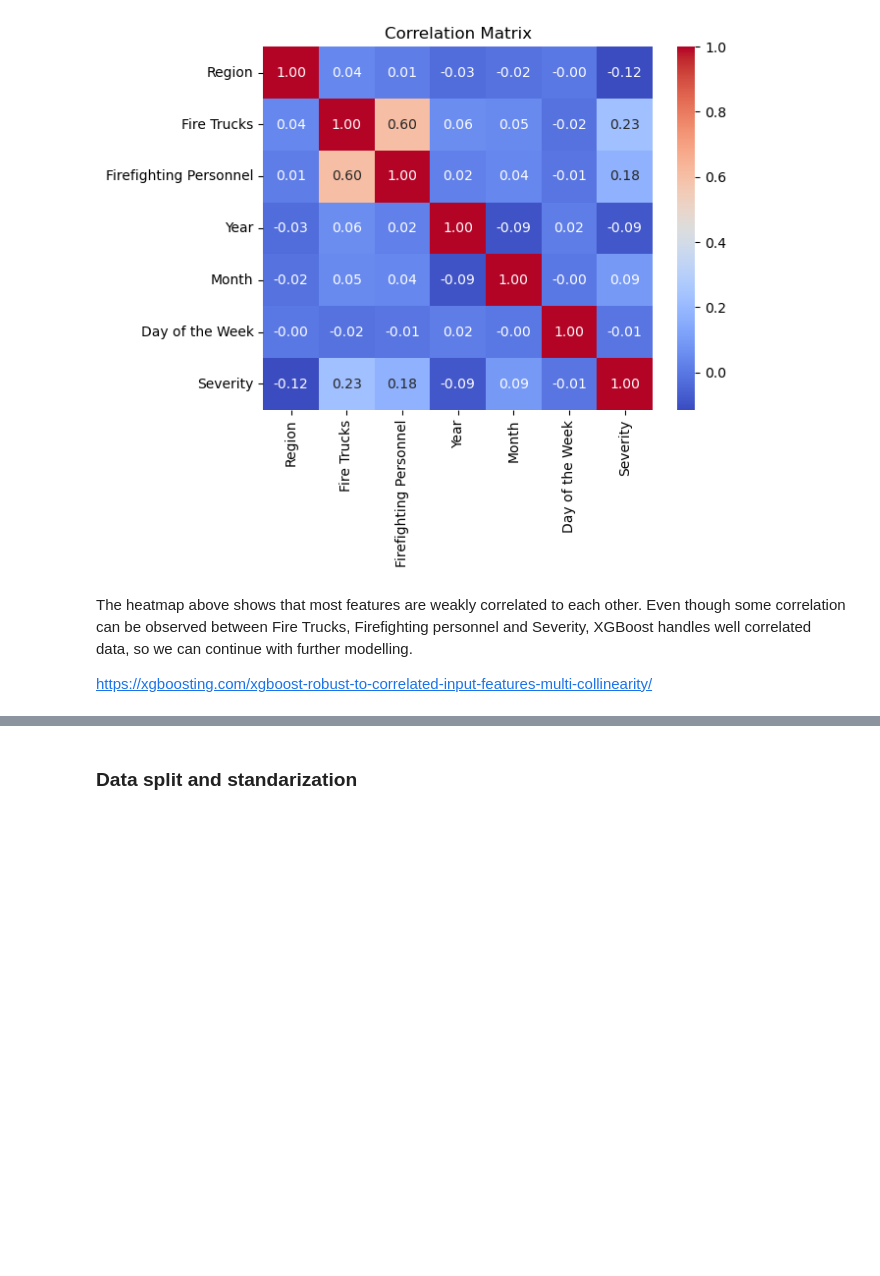
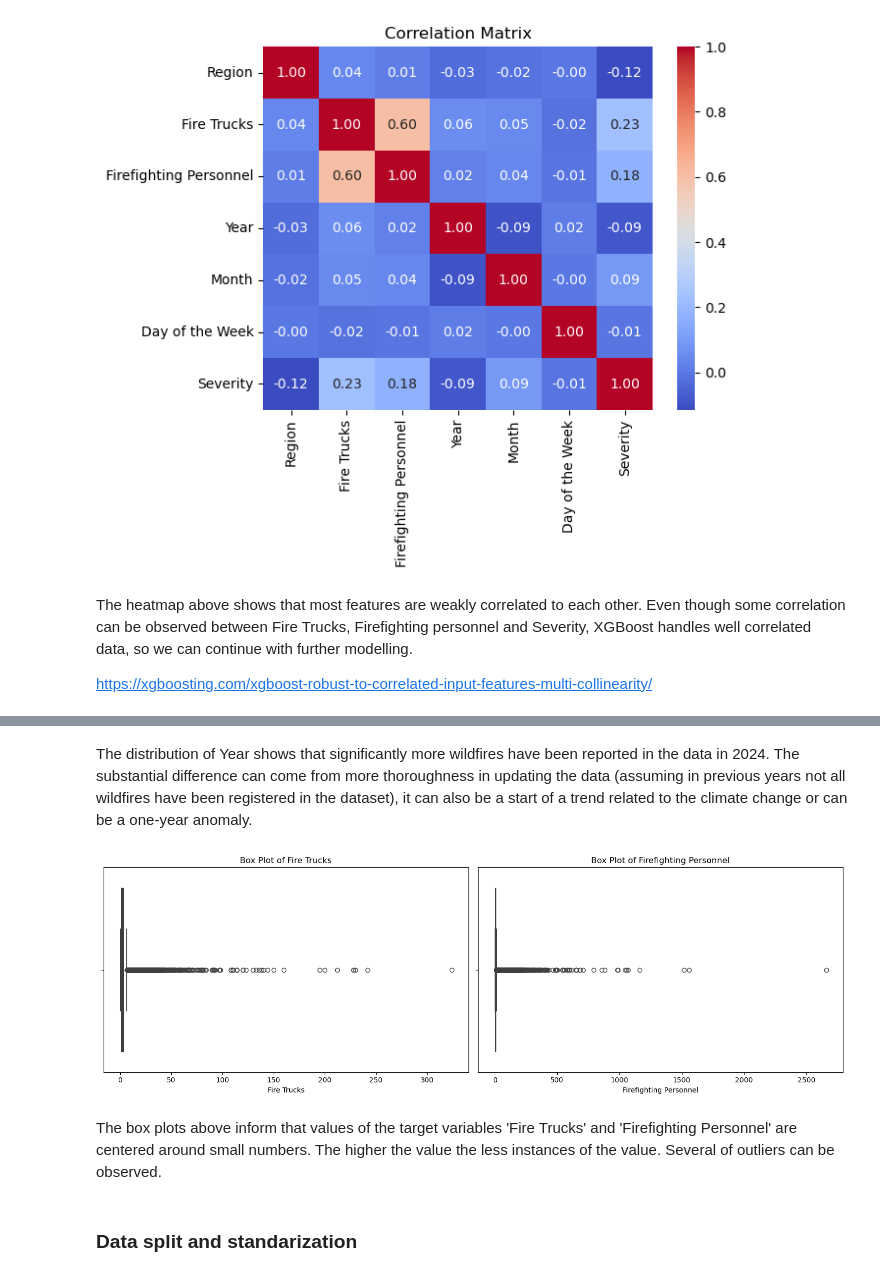
Before and after one commit to zosialenarczyk/wildfire-prevention, a Jupyter notebook: notebooks/resources/resources_modelling.ipynb, the cells around one changed output, grey strips where cells are left out. Drawn from its saved outputs; the diff is of its cells as text; code cells hidden in the pictures; blank space fills up the shorter version.

```diff
--- a/notebooks/resources/resources_modelling.ipynb
+++ b/notebooks/resources/resources_modelling.ipynb
@@ -68,3 +112,18 @@ for col in df.columns:
+# %% [markdown]
+The distribution of Year shows that significantly more wildfires have been reported in the data in 2024. The substantial difference can come from more thoroughness in updating the data (assuming in previous years not all wildfires have been registered in the dataset), it can also be a start of a trend related to the climate change or can be a one-year anomaly.
+# %%
+# box plots of 'Fire Trucks' and 'Firefighting Personnel'
+fig, axes = plt.subplots(nrows=1, ncols=2, figsize=(15, 5))
+sns.boxplot(x='Fire Trucks', data=df, ax=axes[0])
+sns.boxplot(x='Firefighting Personnel', data=df, ax=axes[1])
+axes[0].set_title('Box Plot of Fire Trucks')
+axes[1].set_title('Box Plot of Firefighting Personnel')
+plt.tight_layout()
+plt.show()
+# %% [output]
+[figure, added]
+# %% [markdown]
+The box plots above inform that values of the target variables 'Fire Trucks' and 'Firefighting Personnel' are centered around small numbers. The higher the value the less instances of the value. Several of outliers can be observed.
 # %% [markdown]
 ### Data split and standarization
 # %%
```
Also changed, not shown: parts of 5 cells of this notebook, 1 other file.
